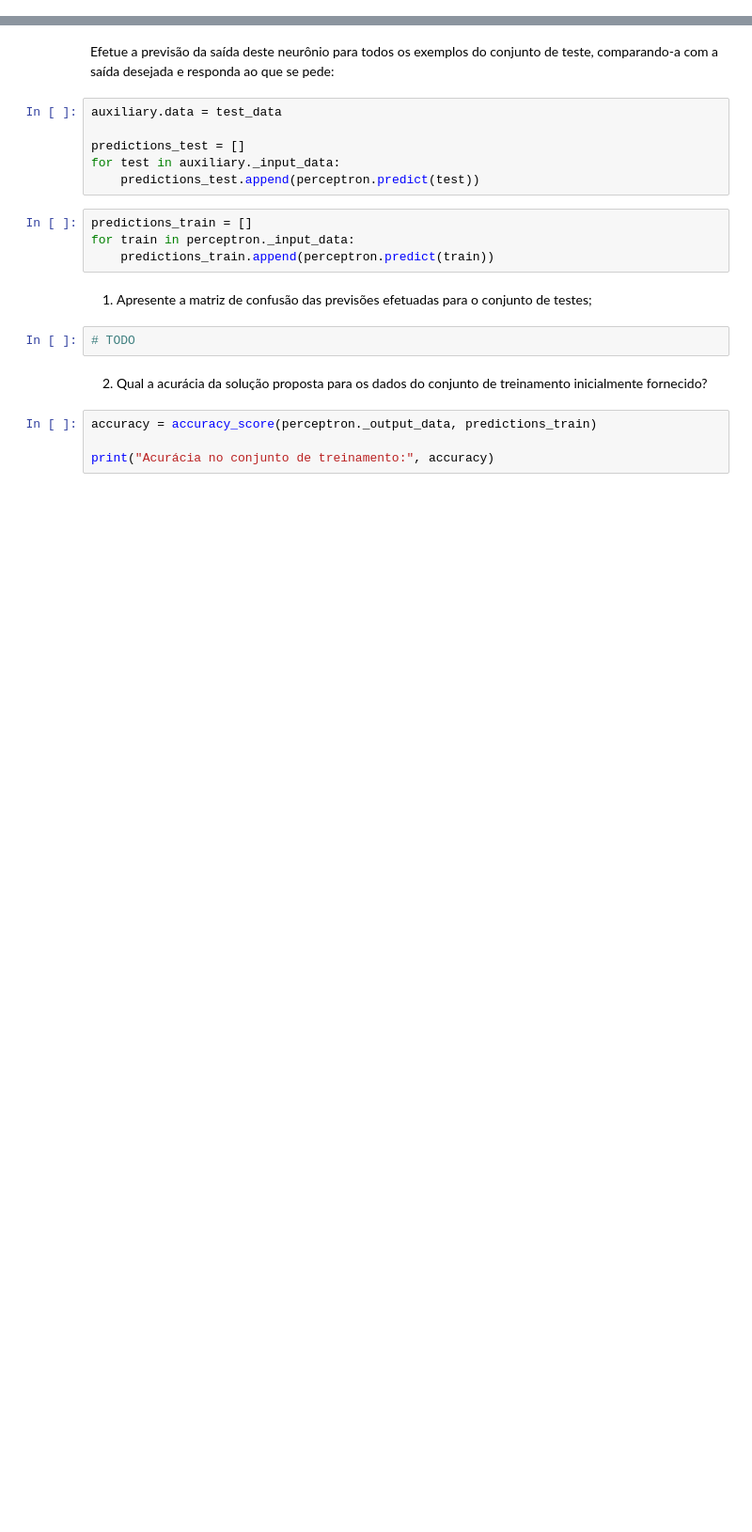
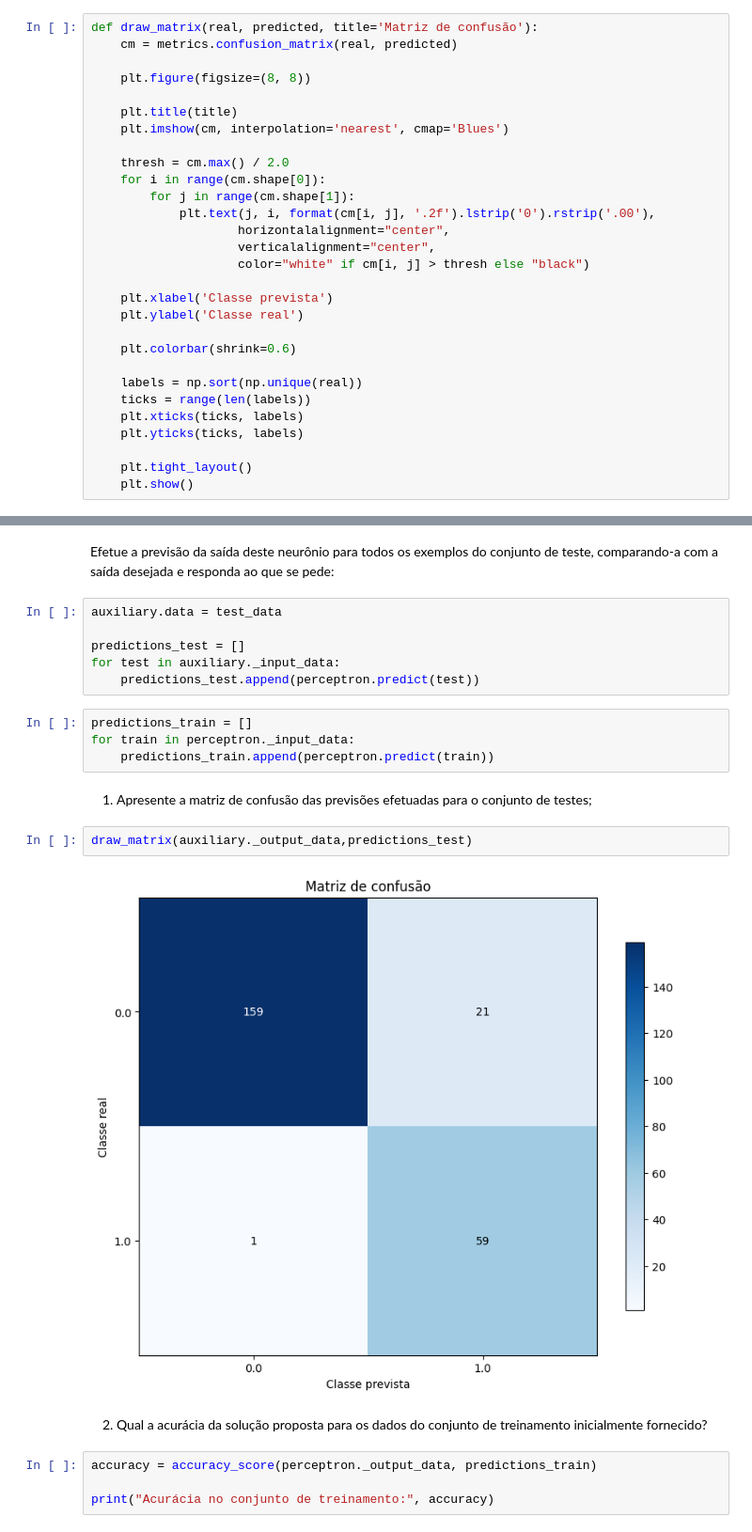
Before and after one commit to danisimas/Rosenblatt-Perceptron, a Jupyter notebook: entrega.ipynb, the cells around one changed output, grey strips where cells are left out. Shown at 94% size. Cells and saved outputs as stored; diff of their text form; blank space fills up the shorter version.

```diff
--- a/entrega.ipynb
+++ b/entrega.ipynb
@@ -130,3 +134,32 @@ def plot_results(x_data, y_data, weights=None, ax: Axes = None):
+# %%
+def draw_matrix(real, predicted, title='Matriz de confusão'):
+    cm = metrics.confusion_matrix(real, predicted)
+
+    plt.figure(figsize=(8, 8))
+
+    plt.title(title)
+    plt.imshow(cm, interpolation='nearest', cmap='Blues')
+
+    thresh = cm.max() / 2.0
+    for i in range(cm.shape[0]):
+        for j in range(cm.shape[1]):
+            plt.text(j, i, format(cm[i, j], '.2f').lstrip('0').rstrip('.00'),
+                    horizontalalignment="center",
+                    verticalalignment="center",
+                    color="white" if cm[i, j] > thresh else "black")
+
+    plt.xlabel('Classe prevista')
+    plt.ylabel('Classe real')
+
+    plt.colorbar(shrink=0.6)
+
+    labels = np.sort(np.unique(real))
+    ticks = range(len(labels))
+    plt.xticks(ticks, labels)
+    plt.yticks(ticks, labels)
+
+    plt.tight_layout()
+    plt.show()
 # %% [markdown]
 ### Função para execução do treinamento com todas as combinações possíveis dos parametros de entrada:
 
@@ -553,8 +658,10 @@ for train in perceptron._input_data:
     predictions_train.append(perceptron.predict(train))
 # %% [markdown]
 1. Apresente a matriz de confusão das previsões efetuadas para o conjunto de testes;
-# %%
-# TODO
+# %%
+draw_matrix(auxiliary._output_data,predictions_test)
+# %% [output]
+[figure, added]
 # %% [markdown]
 2. Qual a acurácia da solução proposta para os dados do conjunto de treinamento inicialmente fornecido?
 # %%
```
Also changed, not shown: parts of 19 cells of this notebook, 2 other files.
